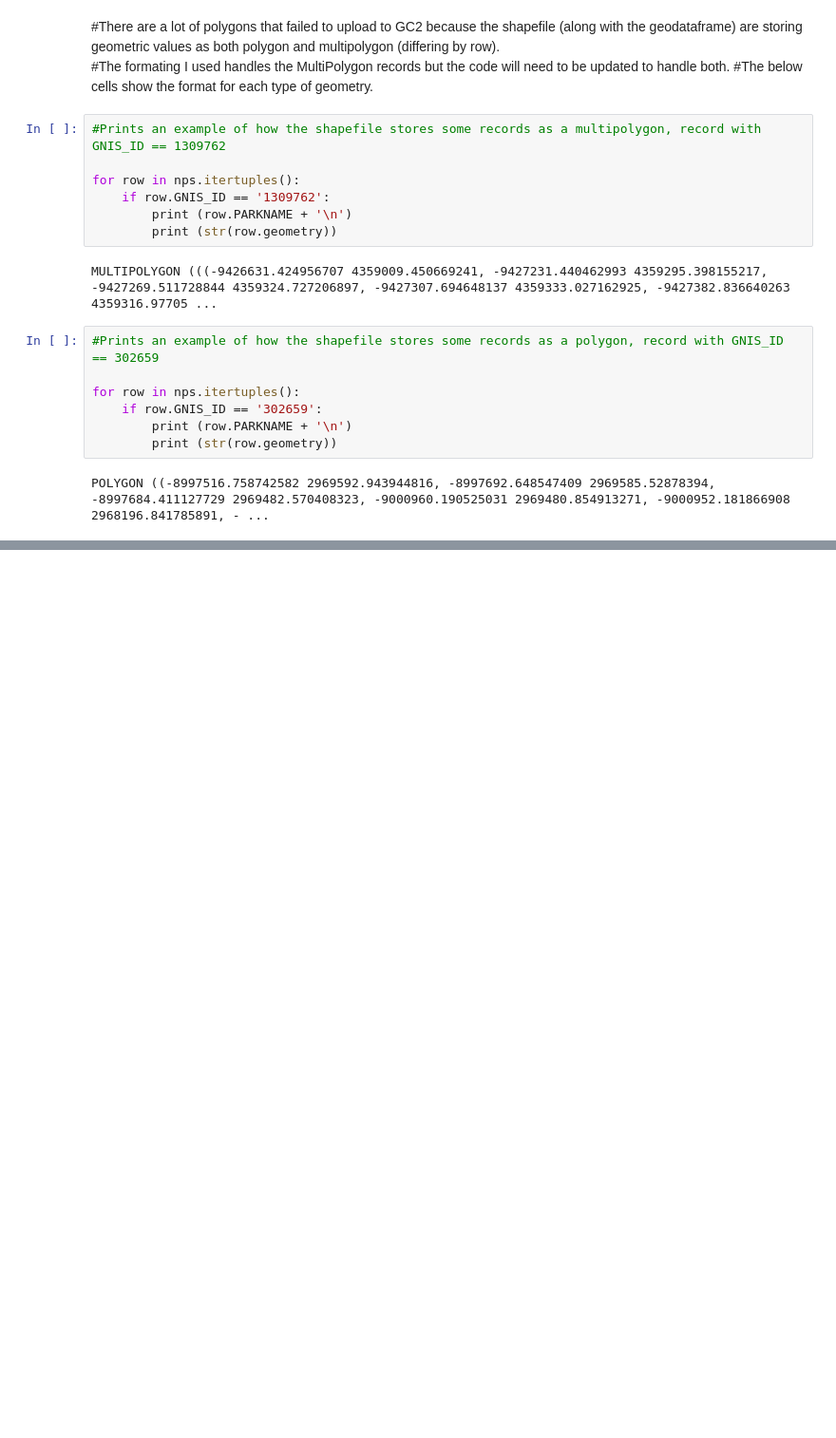
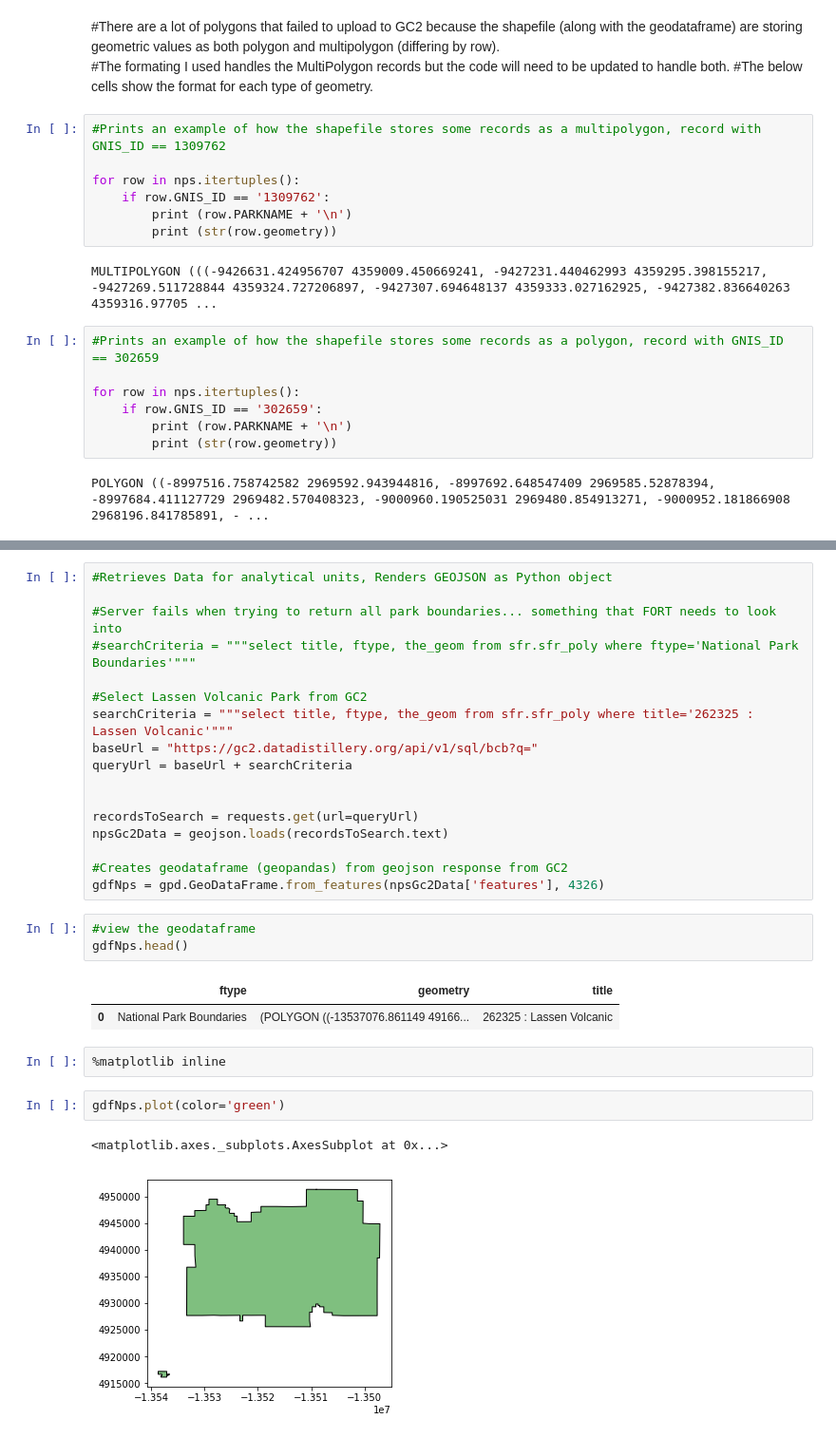
Before and after one commit to usgs-bcb/bcb-dm, a Jupyter notebook: NationalParksBIS.ipynb, the cells around one changed output, grey strips where cells are left out. Shown: that part at 95% size. Drawn from its saved outputs; the diff is of its cells as text; blank space fills up the shorter version.

Commit message:
added example for extraction of data from gc2

```diff
--- a/NationalParksBIS.ipynb
+++ b/NationalParksBIS.ipynb
@@ -301,0 +311,30 @@ POLYGON ((-8997516.758742582 2969592.943944816, -8997692.648547409 2969585.52878
+# %%
+#Retrieves Data for analytical units, Renders GEOJSON as Python object
+
+#Server fails when trying to return all park boundaries... something that FORT needs to look into
+#searchCriteria = """select title, ftype, the_geom from sfr.sfr_poly where ftype='National Park Boundaries'"""
+
+#Select Lassen Volcanic Park from GC2
+searchCriteria = """select title, ftype, the_geom from sfr.sfr_poly where title='262325 : Lassen Volcanic'"""
+baseUrl = "https://gc2.datadistillery.org/api/v1/sql/bcb?q="
+queryUrl = baseUrl + searchCriteria
+
+
+recordsToSearch = requests.get(url=queryUrl)
+npsGc2Data = geojson.loads(recordsToSearch.text)
+
+#Creates geodataframe (geopandas) from geojson response from GC2
+gdfNps = gpd.GeoDataFrame.from_features(npsGc2Data['features'], 4326)
+# %%
+#view the geodataframe
+gdfNps.head()
+# %% [output]
+|  | ftype | geometry | title |
+| 0 | National Park Boundaries | (POLYGON ((-13537076.861149 49166... | 262325 : Lassen Volcanic |
+# %%
+%matplotlib inline
+# %%
+gdfNps.plot(color='green')
+# %% [output]
+<matplotlib.axes._subplots.AxesSubplot at 0x...>
+[figure, added]
```
Also changed, not shown: parts of 2 cells of this notebook.
